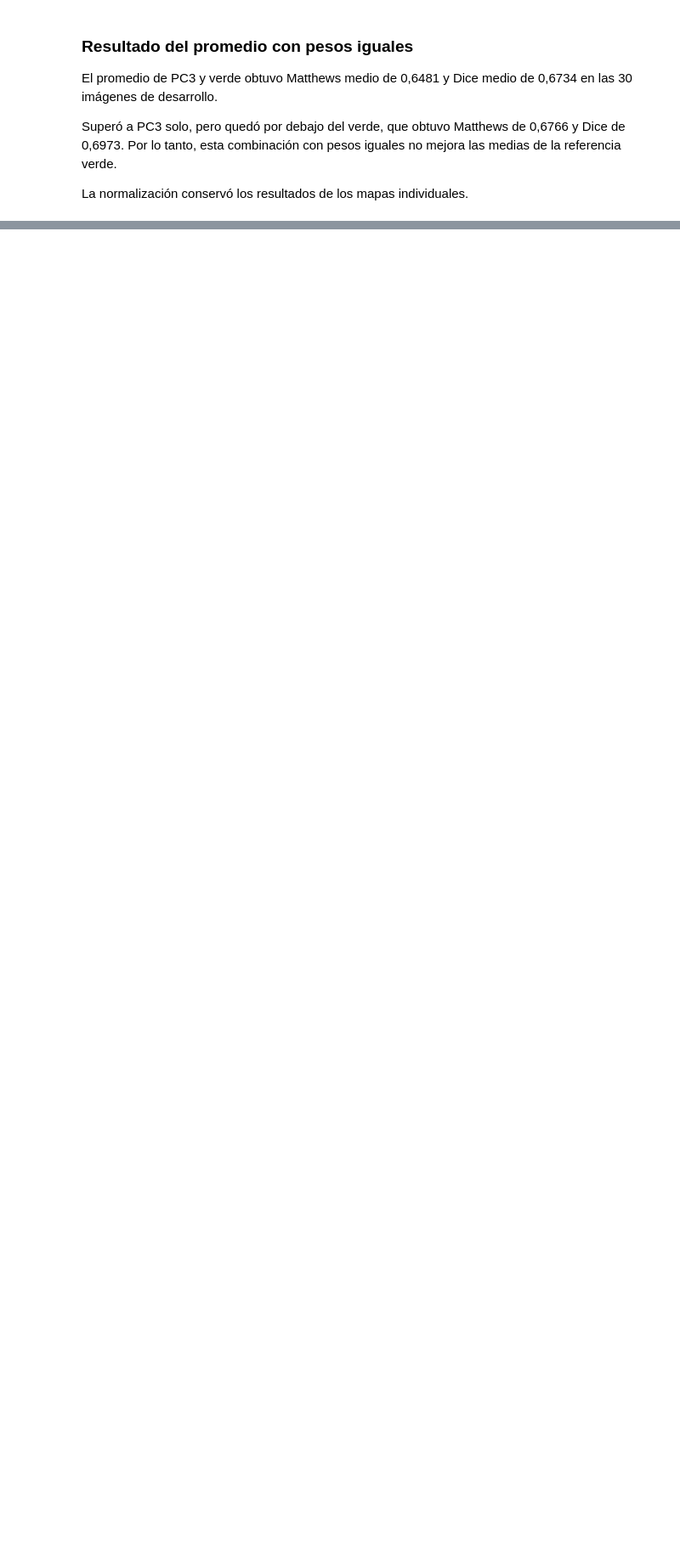
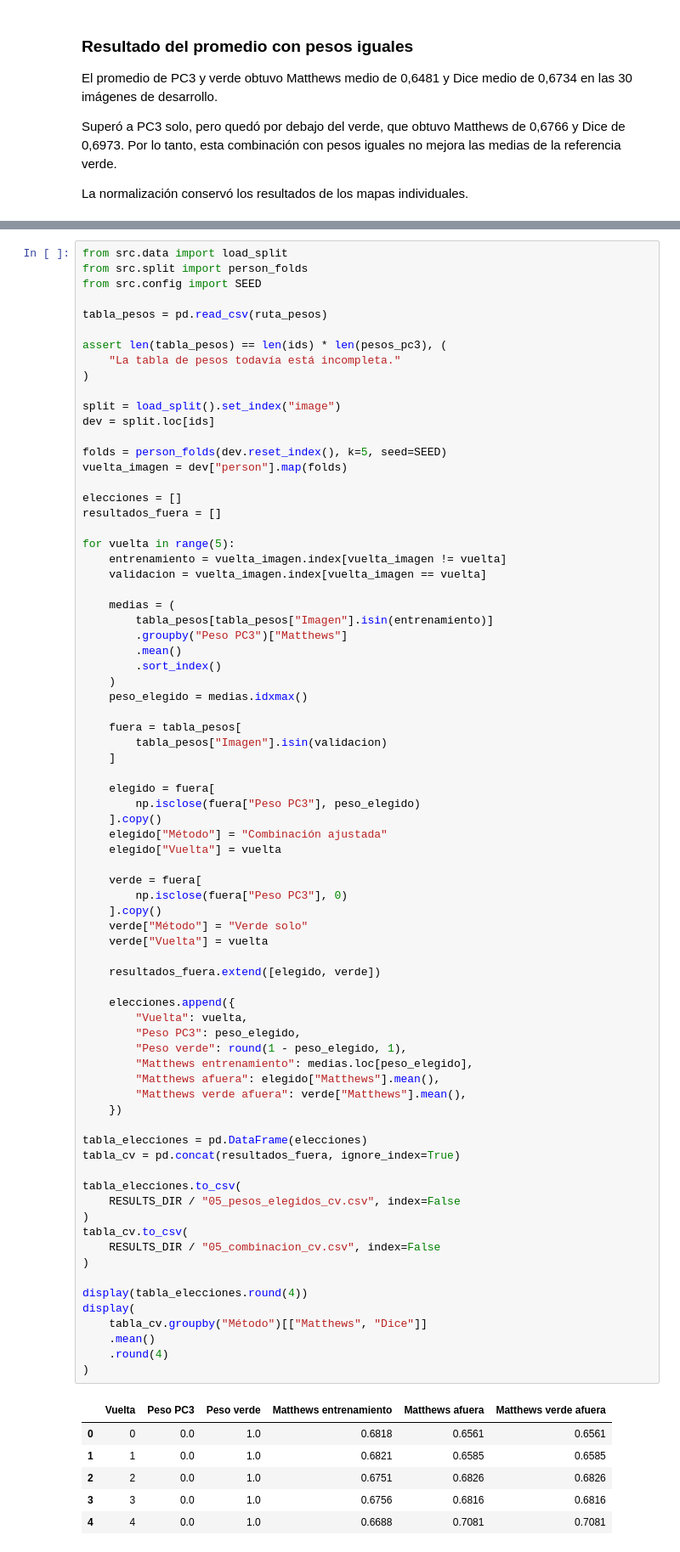
Before and after one commit to afrateitba/TP-PSI-G8, a Jupyter notebook: notebooks/05_segmentacion.ipynb, the cells around one changed output, grey strips where cells are left out. Shown at 85% size. Drawn from its saved outputs; the diff is of its cells as text; blank space fills up the shorter version.

```diff
--- a/notebooks/05_segmentacion.ipynb
+++ b/notebooks/05_segmentacion.ipynb
@@ -659,0 +725,82 @@ La normalización conservó los resultados de los mapas individuales.
+# %%
+from src.data import load_split
+from src.split import person_folds
+from src.config import SEED
+
+tabla_pesos = pd.read_csv(ruta_pesos)
+
+assert len(tabla_pesos) == len(ids) * len(pesos_pc3), (
+    "La tabla de pesos todavía está incompleta."
+)
+
+split = load_split().set_index("image")
+dev = split.loc[ids]
+
+folds = person_folds(dev.reset_index(), k=5, seed=SEED)
+vuelta_imagen = dev["person"].map(folds)
+
+elecciones = []
+resultados_fuera = []
+
+for vuelta in range(5):
+    entrenamiento = vuelta_imagen.index[vuelta_imagen != vuelta]
+    validacion = vuelta_imagen.index[vuelta_imagen == vuelta]
+
+    medias = (
+        tabla_pesos[tabla_pesos["Imagen"].isin(entrenamiento)]
+        .groupby("Peso PC3")["Matthews"]
+        .mean()
+        .sort_index()
+    )
+    peso_elegido = medias.idxmax()
+
+    fuera = tabla_pesos[
+        tabla_pesos["Imagen"].isin(validacion)
+    ]
+
+    elegido = fuera[
+        np.isclose(fuera["Peso PC3"], peso_elegido)
+    ].copy()
+    elegido["Método"] = "Combinación ajustada"
+    elegido["Vuelta"] = vuelta
+
+    verde = fuera[
+        np.isclose(fuera["Peso PC3"], 0)
+    ].copy()
+    verde["Método"] = "Verde solo"
+    verde["Vuelta"] = vuelta
+
+    resultados_fuera.extend([elegido, verde])
+
+    elecciones.append({
+        "Vuelta": vuelta,
+        "Peso PC3": peso_elegido,
+        "Peso verde": round(1 - peso_elegido, 1),
+        "Matthews entrenamiento": medias.loc[peso_elegido],
+        "Matthews afuera": elegido["Matthews"].mean(),
+        "Matthews verde afuera": verde["Matthews"].mean(),
+    })
+
+tabla_elecciones = pd.DataFrame(elecciones)
+tabla_cv = pd.concat(resultados_fuera, ignore_index=True)
+
+tabla_elecciones.to_csv(
+    RESULTS_DIR / "05_pesos_elegidos_cv.csv", index=False
+)
+tabla_cv.to_csv(
+    RESULTS_DIR / "05_combinacion_cv.csv", index=False
+)
+
+display(tabla_elecciones.round(4))
+display(
+    tabla_cv.groupby("Método")[["Matthews", "Dice"]]
+    .mean()
+    .round(4)
+)
+# %% [output]
+|  | Vuelta | Peso PC3 | Peso verde | Matthews entrenamiento | Matthews afuera | Matthews verde afuera |
+| 0 | 0 | 0.0 | 1.0 | 0.6818 | 0.6561 | 0.6561 |
+| 1 | 1 | 0.0 | 1.0 | 0.6821 | 0.6585 | 0.6585 |
+| 2 | 2 | 0.0 | 1.0 | 0.6751 | 0.6826 | 0.6826 |
+| 3 | 3 | 0.0 | 1.0 | 0.6756 | 0.6816 | 0.6816 |
+| 4 | 4 | 0.0 | 1.0 | 0.6688 | 0.7081 | 0.7081 |
```
Also changed, not shown: parts of 18 cells of this notebook.
